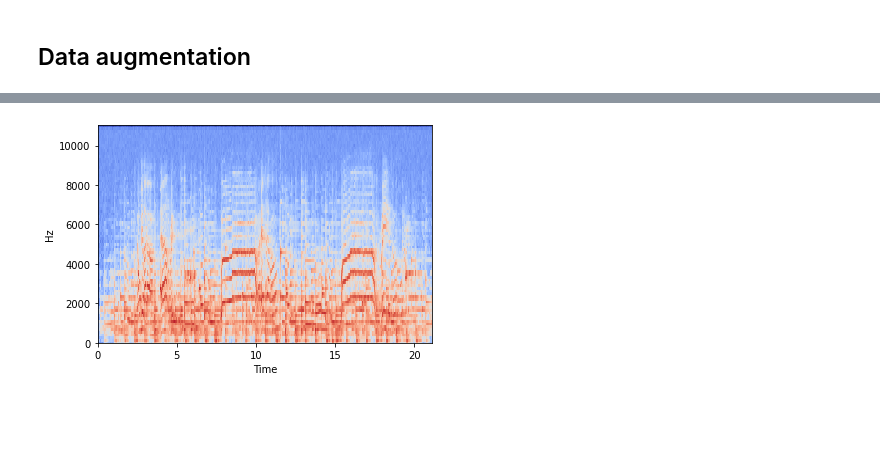
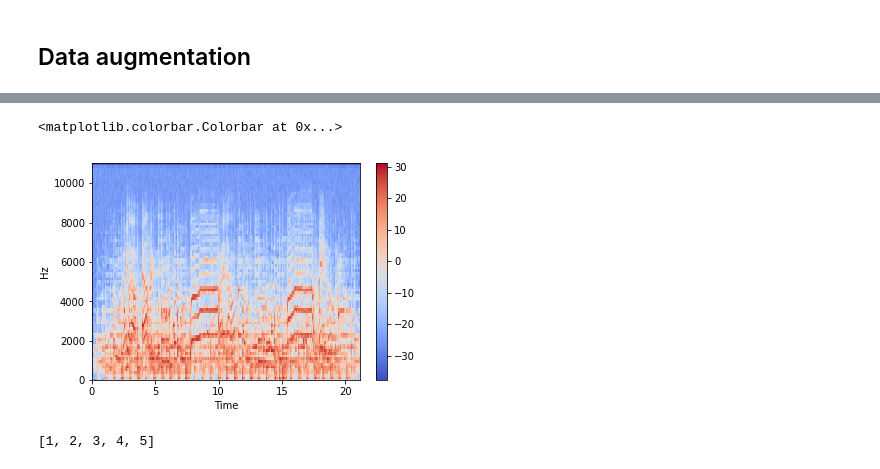
Before and after one commit to s-froghyar/thesis-project-mgr, a Jupyter notebook: data_augmentation.ipynb, the cells around one changed output, grey strips where cells are left out. Saved outputs shown, nothing was run; the diff lists cells and outputs as text; code cells hidden in the pictures; blank space fills up the shorter version.

```diff
--- a/data_augmentation.ipynb
+++ b/data_augmentation.ipynb
@@ -156,5 +156,7 @@ ni_data = noise_injected_data(x, 0.005)
 spec_temp = create_spectrogram(ni_data, sample_rate, 16000)
 # %%
 librosa.display.specshow(spec_temp, y_axis='linear', x_axis='time', hop_length=512, sr=sample_rate);
+plt.colorbar()
 # %% [output]
+<matplotlib.colorbar.Colorbar at 0x...>
-[figure, old version]
+[figure, new version]
@@ -160,0 +168,4 @@ librosa.display.specshow(spec_temp, y_axis='linear', x_axis='time', hop_length=5
+# %%
+print(x.data)
+# %% [output]
+[1, 2, 3, 4, 5]
```
Also changed, not shown: parts of 3 cells of this notebook, 6 other files.
